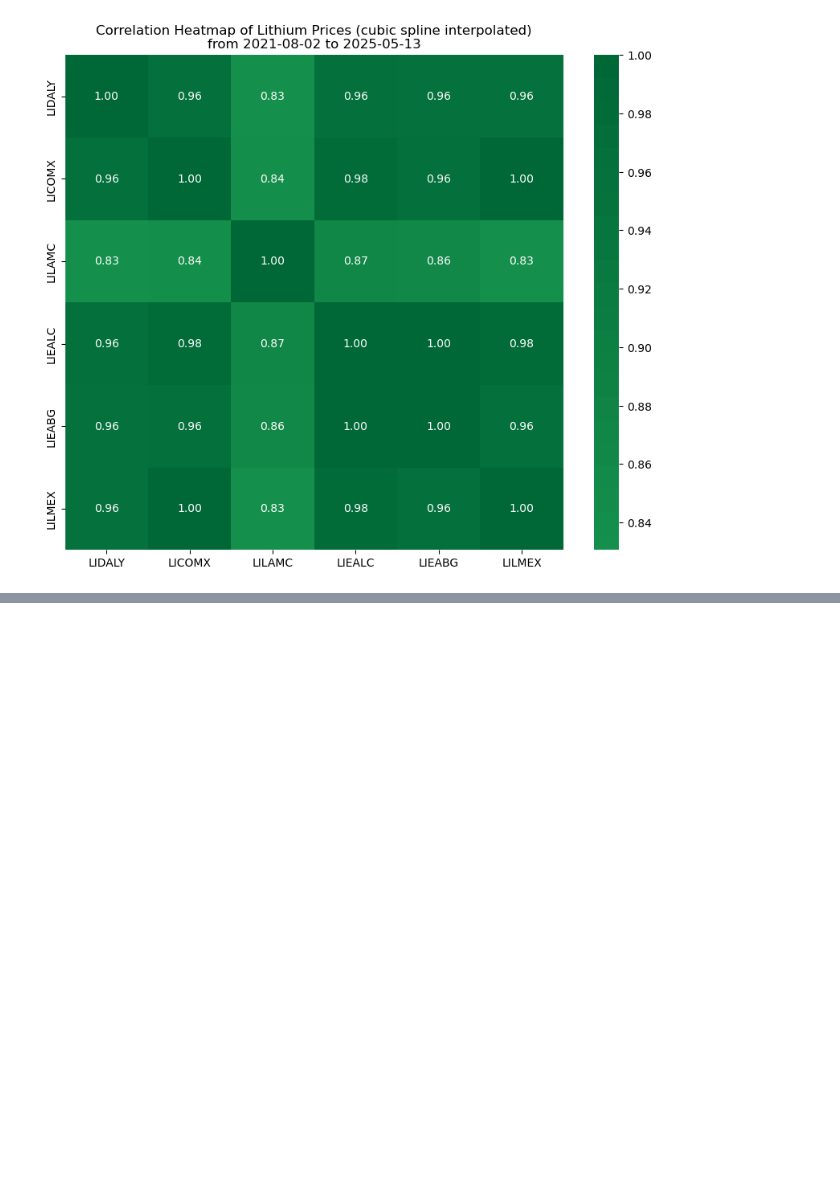
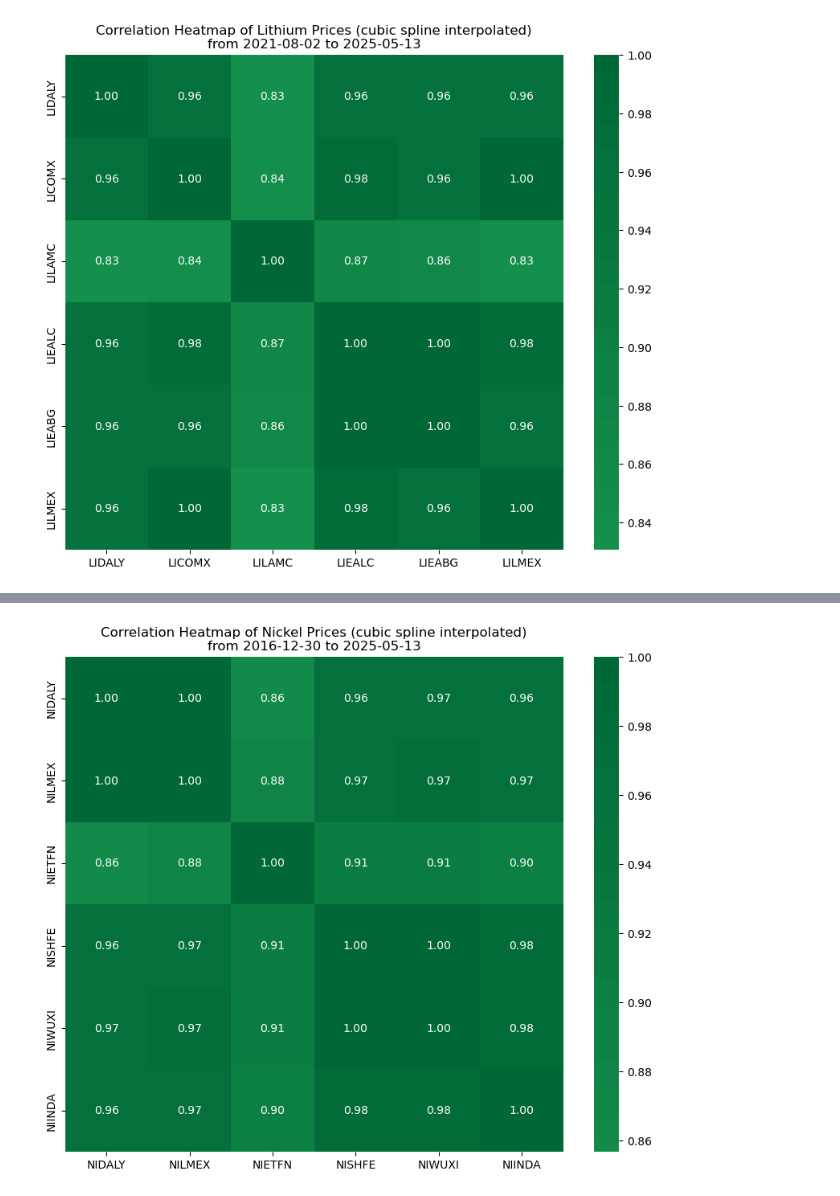
Before and after one commit to Doosheck/metals, a Jupyter notebook: data_overview2.ipynb, the cells around one changed output, grey strips where cells are left out. Saved outputs shown, nothing was run; the diff lists cells and outputs as text; code cells hidden in the pictures; blank space fills up the shorter version.

Commit message:
ADD: correlations

```diff
--- a/data_overview2.ipynb
+++ b/data_overview2.ipynb
@@ -32,0 +35,5 @@ plt.show()
+# %%
+# Load nickel data
+df_nickel = pd.read_csv('data/ALL_nickel_prices_cubic_spline.csv')
+df_nickel['Date'] = pd.to_datetime(df_nickel['Date'])
+df_nickel.head()
@@ -32,0 +47,10 @@ plt.show()
+# %%
+corr_matrix_nickel = df_nickel.drop(columns=['Date']).corr()
+start_date = df_nickel['Date'].min().strftime('%Y-%m-%d')
+end_date = df_nickel['Date'].max().strftime('%Y-%m-%d')
+plt.figure(figsize=(10, 8))
+sns.heatmap(corr_matrix_nickel, annot=True, cmap='RdYlGn', center=0, fmt=".2f")
+plt.title('Correlation Heatmap of Nickel Prices (cubic spline interpolated)\nfrom {} to {}'.format(start_date, end_date))
+plt.show()
+# %% [output]
+[figure, added]
```
Also changed, not shown: parts of 9 cells of this notebook.
